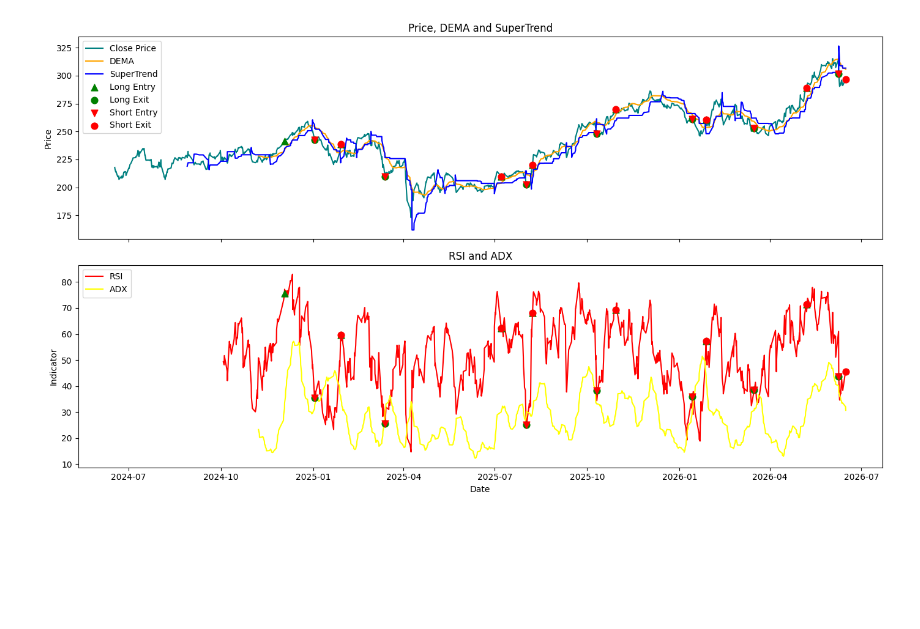
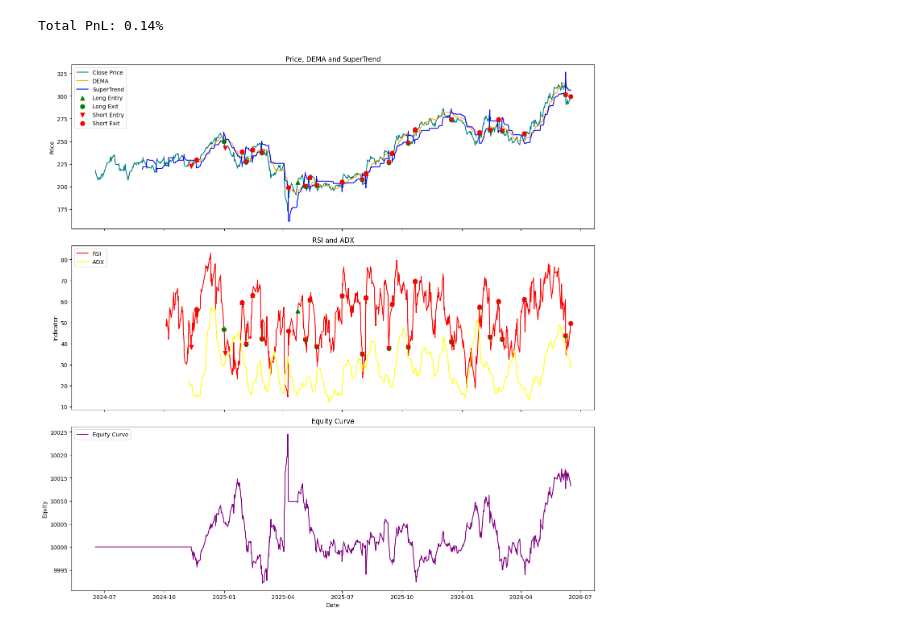
Before and after one commit to Planktonzombie22/TradingBot, a Jupyter notebook: practice/third_iteration/backtest.ipynb, the cells around one changed output. Cells and saved outputs as stored; diff of their text form; code cells hidden in the pictures; blank space fills up the shorter version.

Commit message:
added equity curve and proper trade exits

```diff
--- a/practice/third_iteration/backtest.ipynb
+++ b/practice/third_iteration/backtest.ipynb
@@ -19,9 +17,12 @@ importlib.reload(ind)
 importlib.reload(data)
 df = data.df.dropna()
 
+st = ind.SuperTrend(df)
+
 indicator_df = pd.DataFrame({
     'ATR': ind.ATR(df).calculate(),
-    'SuperTrend': ind.SuperTrend(df).calculate(),
+    'SuperTrend': st.calculate(),
+    'SuperTrend_Flip': st.get_flip_signals(),
     'ADX': ind.ADX(df).calculate(),
     'RSI': ind.RSI(df).calculate(),
     'DEMA': ind.DEMA(df).calculate(),
@@ -34,7 +34,7 @@ indicator_df = pd.DataFrame({
 df["Buy"] = (
     (df["Close"] > indicator_df["DEMA"]) &
     (indicator_df["RSI"] > 55) &
-    (indicator_df["ADX"] > 30) &
+    # (indicator_df["ADX"] > 30) &
     (indicator_df["ATR"] > 0) &
     (indicator_df["SuperTrend"] < df["Close"])
 ).fillna(False)
@@ -42,7 +42,7 @@ df["Buy"] = (
 df["Sell"] = (
     (df["Close"] < indicator_df["DEMA"]) &
     (indicator_df["RSI"] < 45) &
-    (indicator_df["ADX"] > 30) &
+    # (indicator_df["ADX"] > 30) &
     (indicator_df["ATR"] > 0) &
     (indicator_df["SuperTrend"] > df["Close"])
 ).fillna(False)
@@ -86,0 +97,12 @@ trades = pd.DataFrame(trades)
+# %%
+trades["Return"] = np.where(
+    trades["Type"] == "Long",
+    (trades["Exit Price"] - trades["Entry Price"]) / trades["Entry Price"],
+    (trades["Entry Price"] - trades["Exit Price"]) / trades["Entry Price"]
+)
+
+total_PnL = ((1 + trades["Return"] * cfg.PERCENTAGE_INVESTED).cumprod() - 1).iloc[-1]
+
+print(f"Total PnL: {total_PnL:.2%}")
+# %% [output]
+Total PnL: 0.14%
@@ -87,6 +118,6 @@ trades = pd.DataFrame(trades)
 # %%
 #cspell:words Buy Sell DEMA RSI ADX ATR SuperTrend sharex figsize ylabel, xlabel zorder
-fig, (ax1, ax2) = plt.subplots(2, 1, sharex=True, figsize=(14, 8))
+fig, (ax1, ax2, ax3) = plt.subplots(3, 1, sharex=True, figsize=(14, 14))
 
 ax1.plot(df.index, df["Close"], label="Close Price", color="teal")
 ax1.plot(indicator_df.index, indicator_df["DEMA"], label="DEMA", color="orange")
@@ -95,33 +126,37 @@ ax1.set_title("Price, DEMA and SuperTrend")
 ax1.set_ylabel("Price")
 ax1.legend(loc="upper left")
 
 ax2.plot(indicator_df.index, indicator_df["RSI"], label="RSI", color="red")
 ax2.plot(indicator_df.index, indicator_df["ADX"], label="ADX", color="yellow")
-
 ax2.set_title("RSI and ADX")
 ax2.set_ylabel("Indicator")
-ax2.set_xlabel("Date")
 ax2.legend(loc="upper left")
+
+ax3.plot(equity.index, equity, label="Equity Curve", color="purple")
+ax3.set_title("Equity Curve")
+ax3.set_ylabel("Equity")
+ax3.set_xlabel("Date")
+ax3.legend(loc="upper left")
 
 if not trades.empty:
     longs = trades[trades["Type"] == "Long"]
     shorts = trades[trades["Type"] == "Short"]
 
     if not longs.empty:
         ax1.scatter(longs["Entry Date"], longs["Entry Price"], marker="^", color="green", s=60, label="Long Entry", zorder=5)
         ax1.scatter(longs["Exit Date"], longs["Exit Price"], marker="o", color="green", s=60, label="Long Exit", zorder=5)
         ax2.scatter(longs["Entry Date"], indicator_df.loc[longs["Entry Date"], "RSI"], marker="^", color="green", s=60, label="Long Entry", zorder=5)
         ax2.scatter(longs["Exit Date"], indicator_df.loc[longs["Exit Date"], "RSI"], marker="o", color="green", s=60, label="Long Exit", zorder=5)
 
     if not shorts.empty:
         ax1.scatter(shorts["Entry Date"], shorts["Entry Price"], marker="v", color="red", s=60, label="Short Entry", zorder=5)
         ax1.scatter(shorts["Exit Date"], shorts["Exit Price"], marker="o", color="red", s=60, label="Short Exit", zorder=5)
         ax2.scatter(shorts["Entry Date"], indicator_df.loc[shorts["Entry Date"], "RSI"], marker="v", color="red", s=60, label="Short Entry", zorder=5)
         ax2.scatter(shorts["Exit Date"], indicator_df.loc[shorts["Exit Date"], "RSI"], marker="o", color="red", s=60, label="Short Exit", zorder=5)
 
     ax1.legend(loc="upper left")
 
 plt.tight_layout()
 plt.show()
 # %% [output]
-[figure, old version]
+[figure, new version]
```
Also changed, not shown: parts of 4 cells of this notebook, 2 other files.
